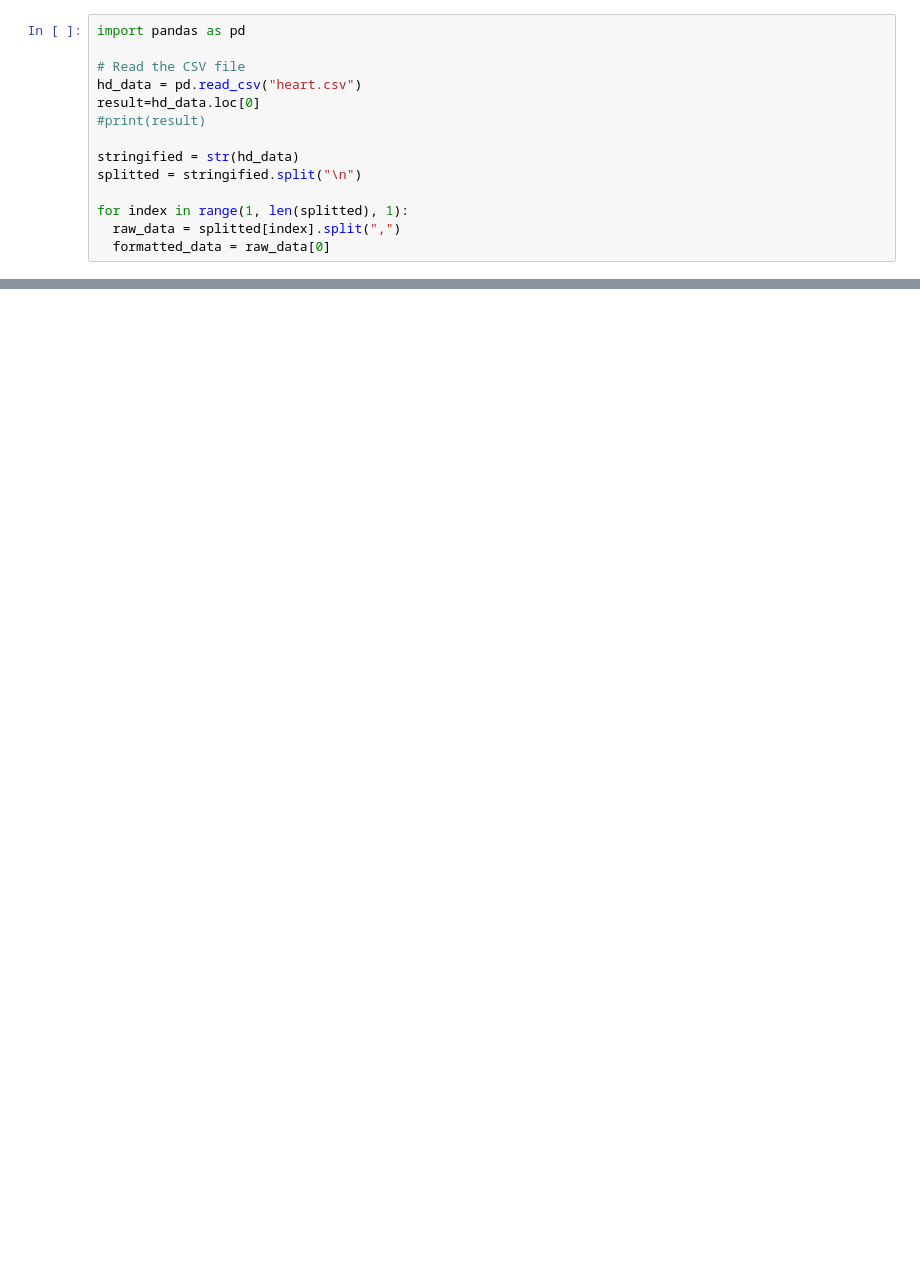
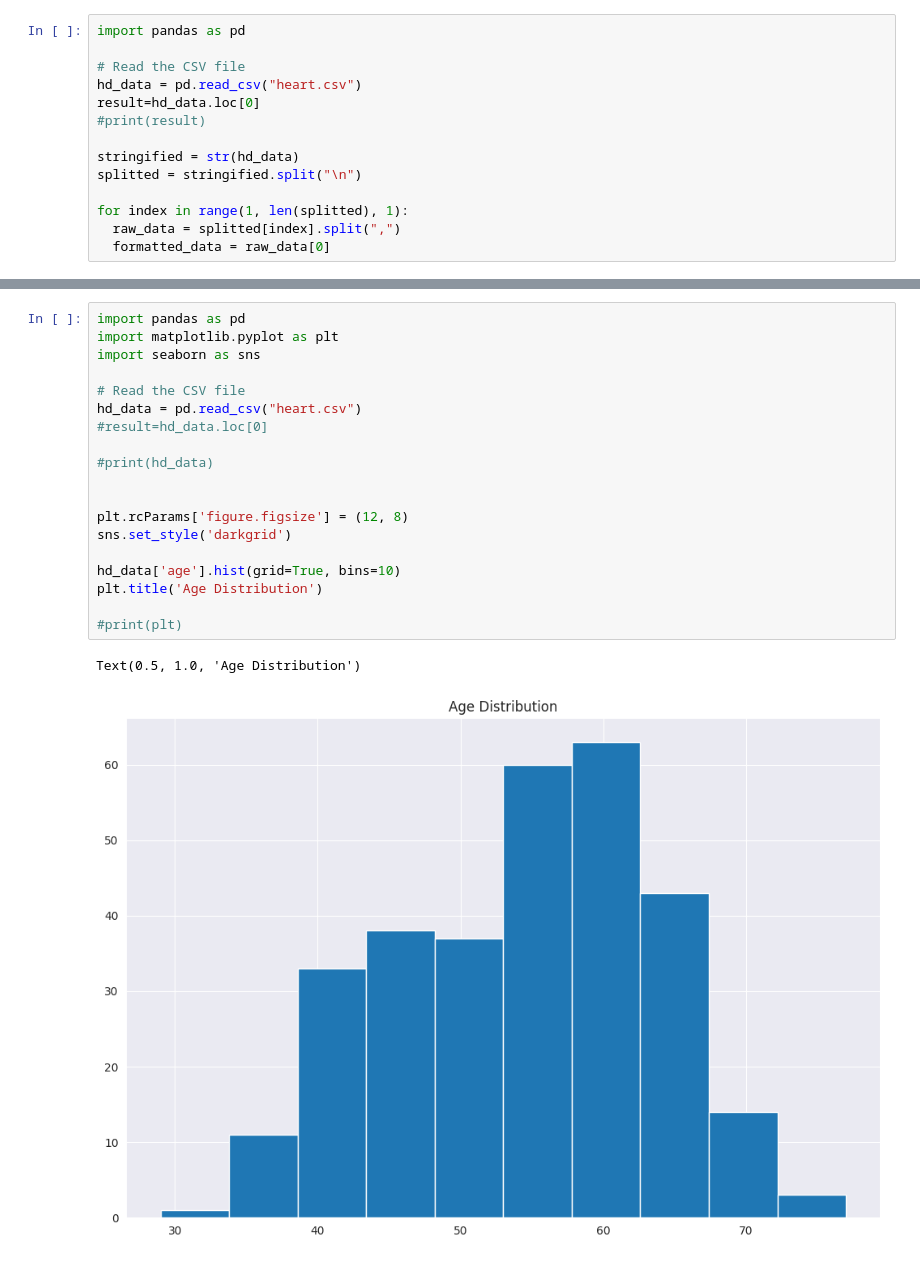
Before and after one commit to n3ptune-cpu/Lovelace-Team-Project, a Jupyter notebook: heart.ipynb, the cells around one changed output, grey strips where cells are left out. Saved outputs shown, nothing was run; the diff lists cells and outputs as text; blank space fills up the shorter version.

Commit message:
Added charts v1

```diff
--- a/heart.ipynb
+++ b/heart.ipynb
@@ -71,0 +100,22 @@ Name: 0, dtype: object
+# %%
+import pandas as pd
+import matplotlib.pyplot as plt
+import seaborn as sns
+
+# Read the CSV file
+hd_data = pd.read_csv("heart.csv")
+#result=hd_data.loc[0]
+
+#print(hd_data)
+
+
+plt.rcParams['figure.figsize'] = (12, 8)
+sns.set_style('darkgrid')
+
+hd_data['age'].hist(grid=True, bins=10)
+plt.title('Age Distribution')
+
+#print(plt)
+# %% [output]
+Text(0.5, 1.0, 'Age Distribution')
+[figure, added]
```
Also changed, not shown: parts of 4 cells of this notebook.
